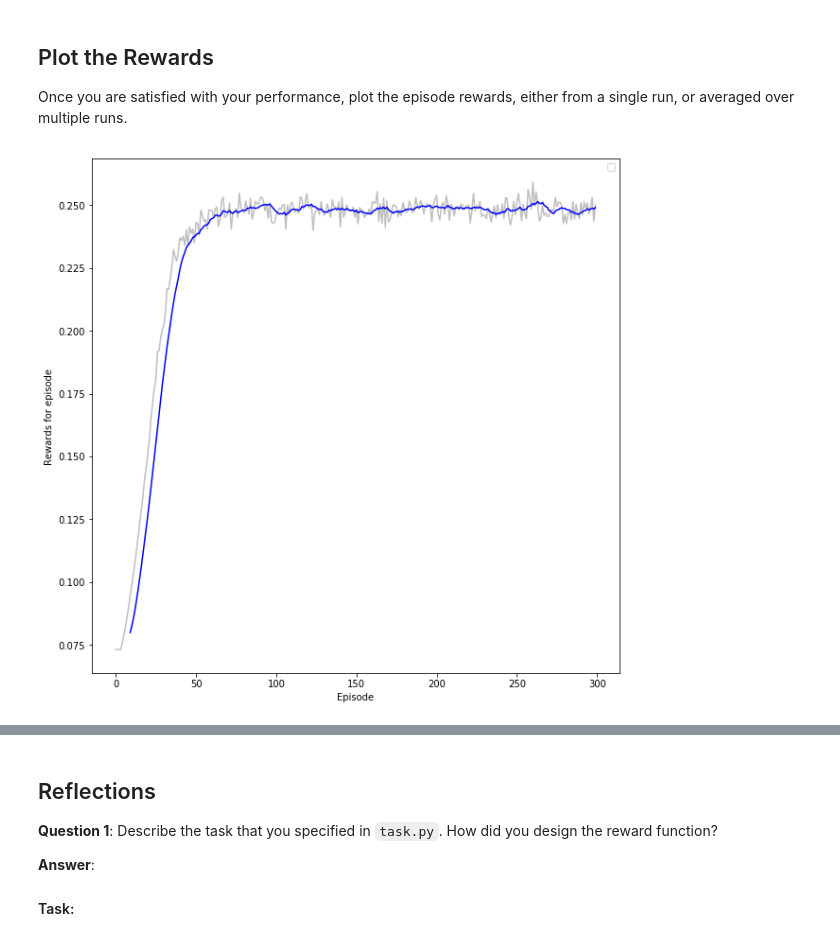
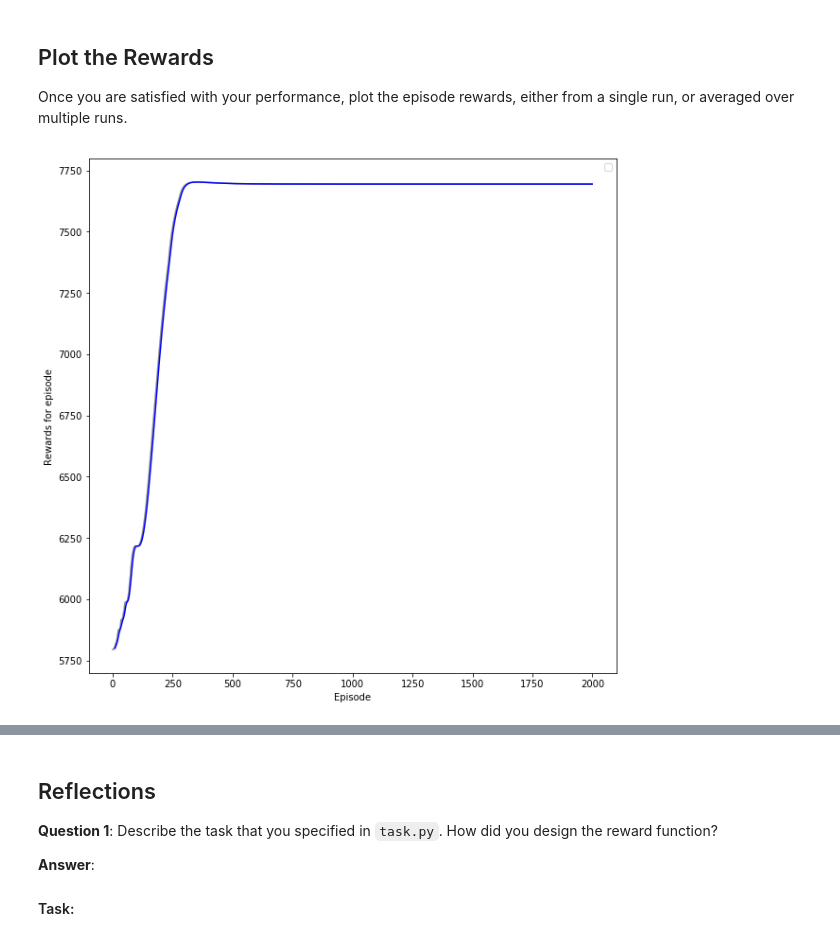
Before and after one commit to cbrands/RL-Quadcopter-2, a Jupyter notebook: Quadcopter_Project.ipynb, the cells around one changed output, grey strips where cells are left out. Saved outputs shown, nothing was run; the diff lists cells and outputs as text; code cells hidden in the pictures.

```diff
--- a/Quadcopter_Project.ipynb
+++ b/Quadcopter_Project.ipynb
@@ -182,7 +185,7 @@ from agents.policy_search import PolicySearch_Agent
 from task import Task
 
 num_episodes = 50
-target_pos = np.array([150., 150., 150.])
+target_pos = np.array([0., 0., 150.])
 task = Task(target_pos=target_pos)
 agent = PolicySearch_Agent(task)
 
@@ -223,17 +226,16 @@ from random import random
 
 import tensorflow as tf
 
-np.random.seed(2187569887)
+np.random.seed(0)
 
 time_limit = 20
-num_episodes = 300
+num_episodes = 2000
 
-# Flying from (x, y, z) = (100, 100, 100) to (x, y, z) = (150, 150, 150)
-init_pose = np.array([100., 100., 100., 0., 0., 0.])
+# Flying from (x, y, z) = (0, 100, 0) upwards
+init_pose = np.array([0., 0., 100., 0., 0., 0.])
 init_angle_velocities = np.array([0., 0., 0.])
-target_pos = np.array([150., 150., 150., 0., 0., 0.])
 
-task = Task(init_pose, init_velocities, init_angle_velocities, time_limit, target_pos=target_pos)
+task = Task(init_pose, init_velocities, init_angle_velocities, time_limit)
 agent = DDPG(task)
 
 all_episode_rewards = []
@@ -282,27 +282,27 @@ Once you are satisfied with your performance, plot the episode rewards, either f
 # %%
 # DONE: Plot the rewards.
 %matplotlib inline
 import matplotlib.pyplot as plt
 
 def moving_average (values, periods):
     """ Calculate the moving average"""
     weights = np.repeat(1.0, periods) / periods
     ma = np.convolve(values, weights, 'valid')
     return ma
 
 def plot_rewards(rewards, moving_average_periods):
     """ Generate a plot for the rewards and the moving average"""
     plt.figure().set_size_inches(10, 10)
     plt.xlabel('Episode')
     plt.ylabel('Rewards for episode')
     plt.legend(['Reward', 'Moving average over ' + str(moving_average_periods) + ' periods'])
     indices = np.arange(len(rewards))
     np_rewards = np.array(rewards)
-    plt.plot(indices, np_rewards, color='grey', alpha=0.5)
+    plt.plot(indices, np_rewards, color='grey', alpha=0.9)
     averaged = moving_average(np_rewards, moving_average_periods)
     plt.plot(indices[moving_average_periods - 1:], averaged, color='blue')
     plt.show()
 
 plot_rewards(all_episode_rewards, moving_average_periods=10)
 # %% [output]
-[figure, old version]
+[figure, new version]
```
Also changed, not shown: parts of 12 cells of this notebook, 3 other files.
